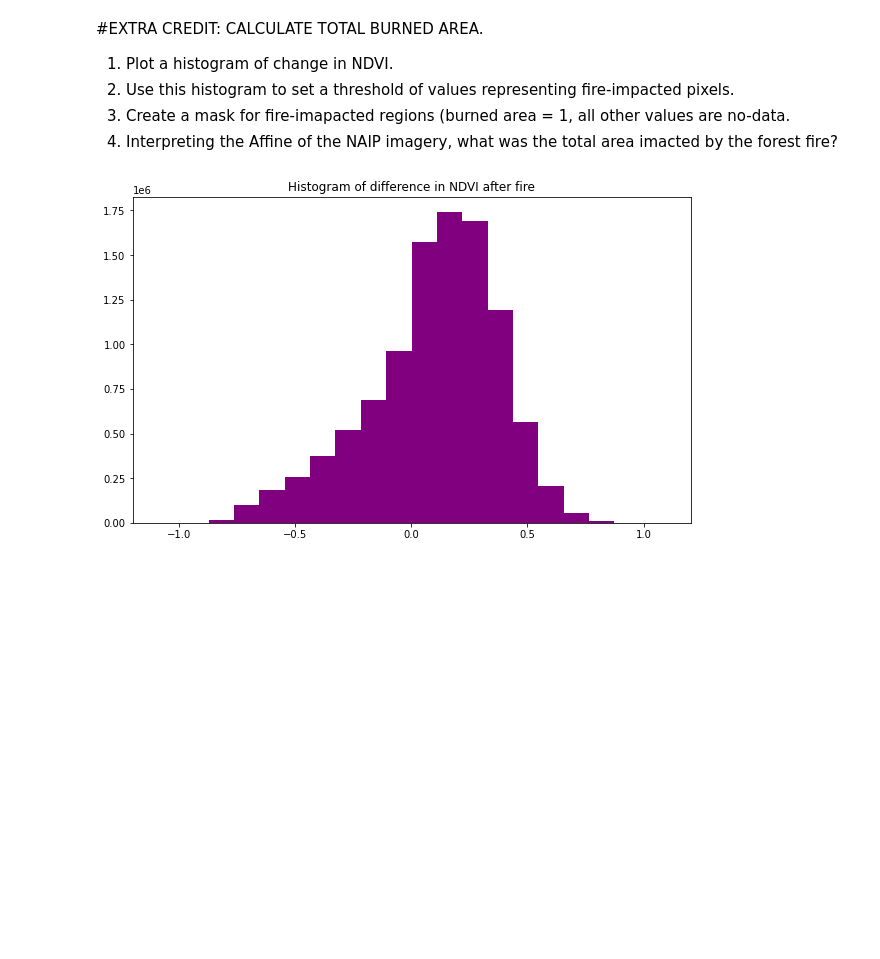
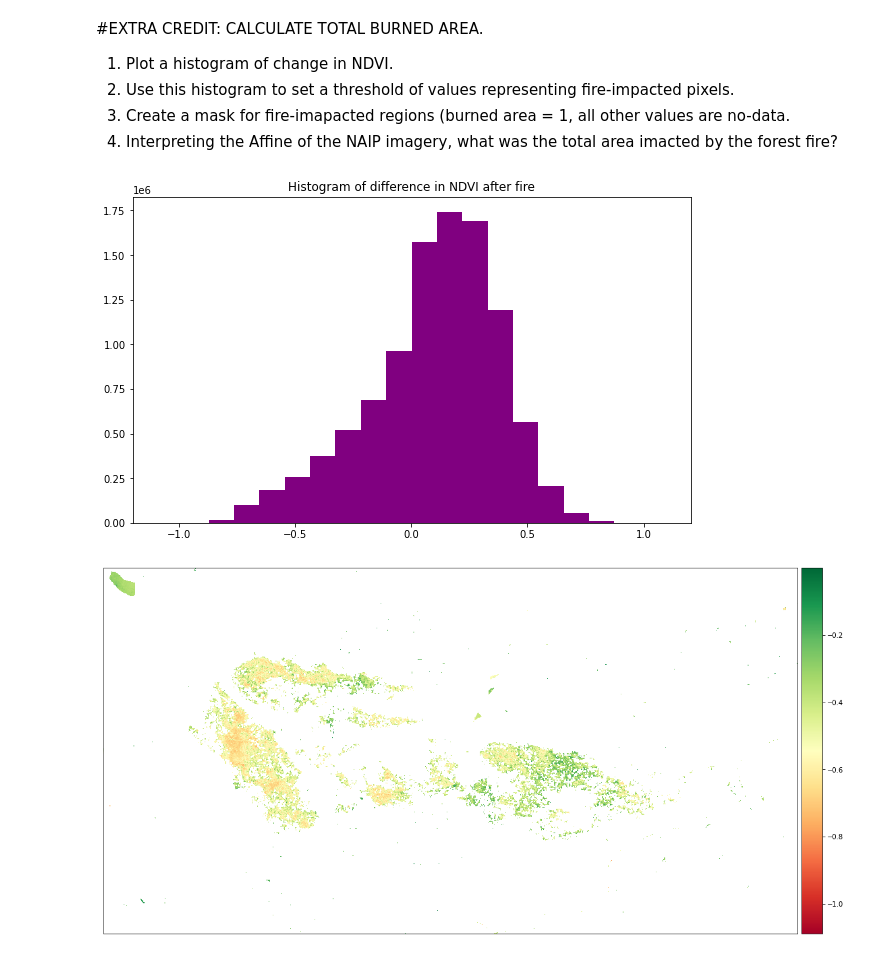
Before and after one commit to nickohl/EnvDatSci22, a Jupyter notebook: CodeSprints/RasterData101.ipynb, the cells around one changed output. Cells and saved outputs as stored; diff of their text form; code cells hidden in the pictures; blank space fills up the shorter version.

```diff
--- a/CodeSprints/RasterData101.ipynb
+++ b/CodeSprints/RasterData101.ipynb
@@ -663,10 +663,24 @@ plt.show()
 2. Use this histogram to set a threshold of values representing fire-impacted pixels.
 3. Create a mask for fire-imapacted regions (burned area = 1, all other values are no-data.
 4. Interpreting the Affine of the NAIP imagery, what was the total area imacted by the forest fire?
-# %%
-ep.hist(NDVI_difference,
-        figsize=(10, 6),
-        title="Histogram of difference in NDVI after fire")
-plt.show()
-# %% [output]
-[figure, removed]
+# %%
+#part 1
+ep.hist(NDVI_difference,
+        figsize=(10, 6),
+        title="Histogram of difference in NDVI after fire")
+plt.show()
+#part 2
+#Looking at image in task 12, values belowe 0 are the one that shows the fire impacted areas
+#part 3
+fire_mask = np.ma.masked_where(NDVI_difference >= 0,
+                                        NDVI_difference,
+                                        copy=False)
+fig, ax = plt.subplots(figsize=(20,10))
+ep.plot_bands(fire_mask,
+               ax=ax,
+               scale=False,
+              cmap='RdYlGn')
+plt.show()
+# %% [output]
+[figure, added]
+[figure, added]
```
Also changed, not shown: parts of 2 cells of this notebook.
